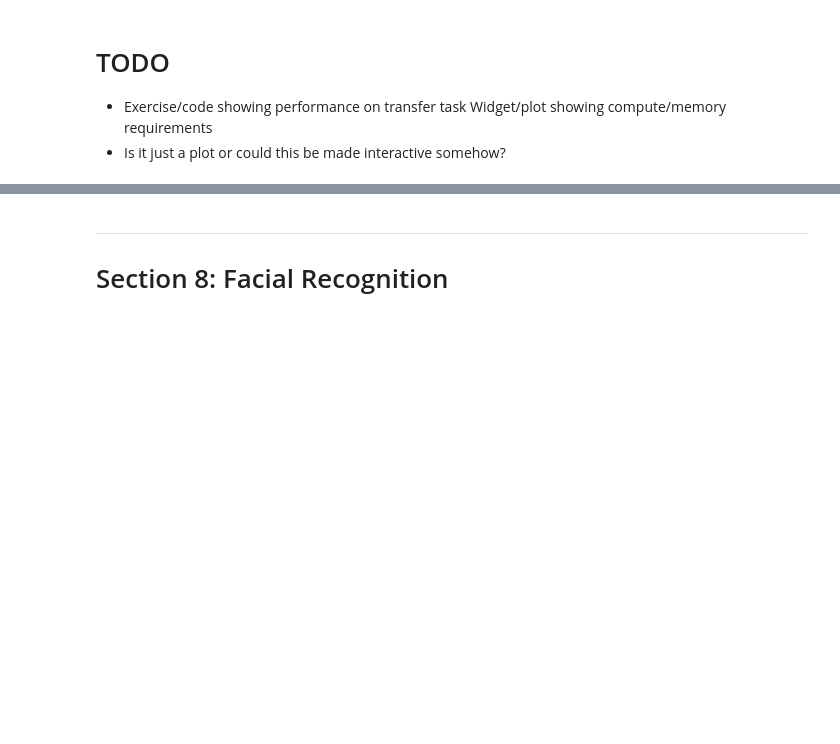
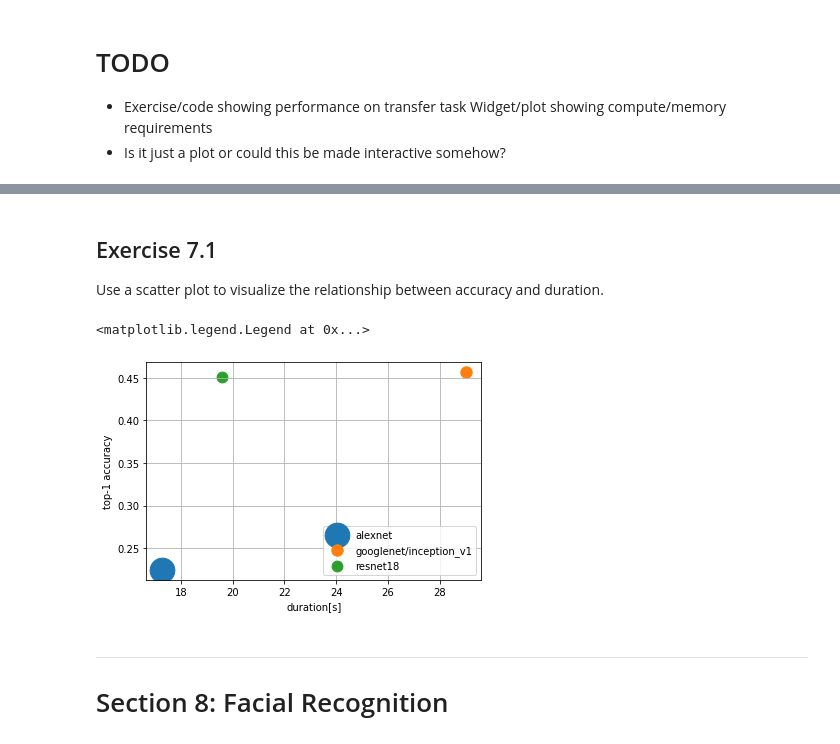
Before and after one commit to ecker-lab/neuromatch, a Jupyter notebook: D7_Tutorial.ipynb, the cells around one changed output, grey strips where cells are left out. Drawn from its saved outputs; the diff is of its cells as text; code cells hidden in the pictures; blank space fills up the shorter version.

```diff
--- a/D7_Tutorial.ipynb
+++ b/D7_Tutorial.ipynb
@@ -2094,3 +2173,19 @@ Widget/plot showing compute/memory requirements
+# %% [markdown]
+## Exercise 7.1
+
+Use a scatter plot to visualize the relationship between accuracy and duration.
+# %%
+# solution to be removed
+
+plt.grid(True)
+plt.xlabel('duration[s]')
+plt.ylabel('top-1 accuracy')
+for i in range(len(durations)):
+    plt.scatter(durations[i], accuracies[i], s=n_parameters[i]/1e5, label=models[i][0])
+plt.legend()
+# %% [output]
+<matplotlib.legend.Legend at 0x...>
+[figure, added]
 # %% [markdown]
 ---
 # Section 8: Facial Recognition
```
Also changed, not shown: parts of 10 cells of this notebook.
